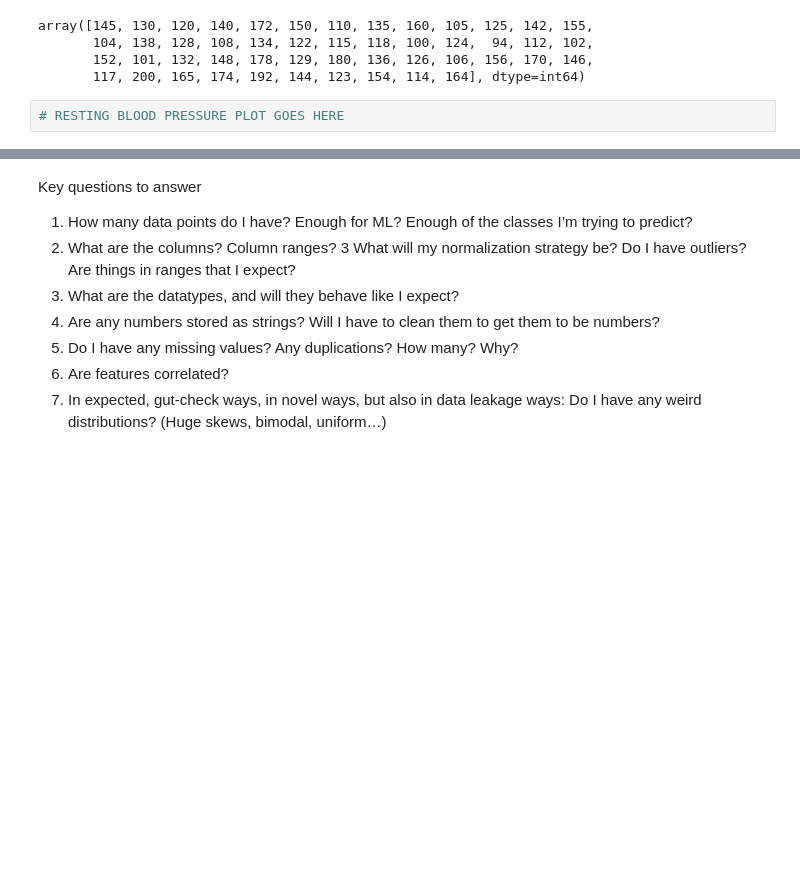
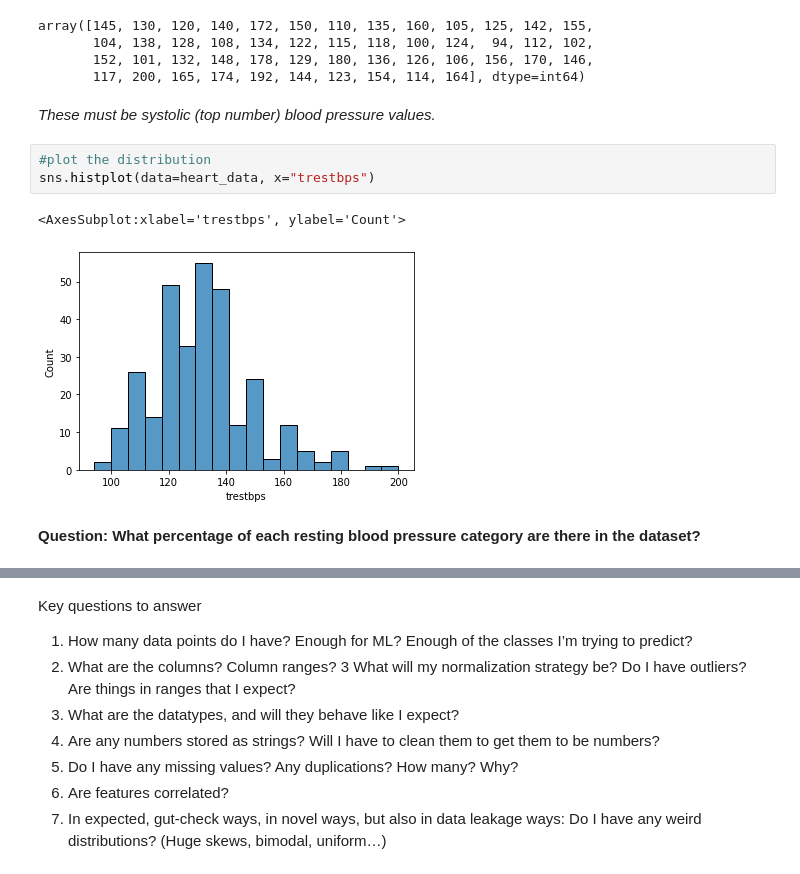
Before and after one commit to abielhammonds/predict_heart_disease_machine_learning_project, a Jupyter notebook: heart_disease_uci.ipynb, the cells around one changed output, grey strips where cells are left out. Cells and saved outputs as stored; diff of their text form; blank space fills up the shorter version.

```diff
--- a/heart_disease_uci.ipynb
+++ b/heart_disease_uci.ipynb
@@ -179,5 +322,13 @@ array([145, 130, 120, 140, 172, 150, 110, 135, 160, 105, 125, 142, 155,
        104, 138, 128, 108, 134, 122, 115, 118, 100, 124,  94, 112, 102,
        152, 101, 132, 148, 178, 129, 180, 136, 126, 106, 156, 170, 146,
        117, 200, 165, 174, 192, 144, 123, 154, 114, 164], dtype=int64)
-# %%
-# RESTING BLOOD PRESSURE PLOT GOES HERE
+# %% [markdown]
+*These must be systolic (top number) blood pressure values.*
+# %%
+#plot the distribution
+sns.histplot(data=heart_data, x="trestbps")
+# %% [output]
+<AxesSubplot:xlabel='trestbps', ylabel='Count'>
+[figure, added]
+# %% [markdown]
+**Question: What percentage of each resting blood pressure category are there in the dataset?**
```
Also changed, not shown: parts of 57 cells of this notebook.
